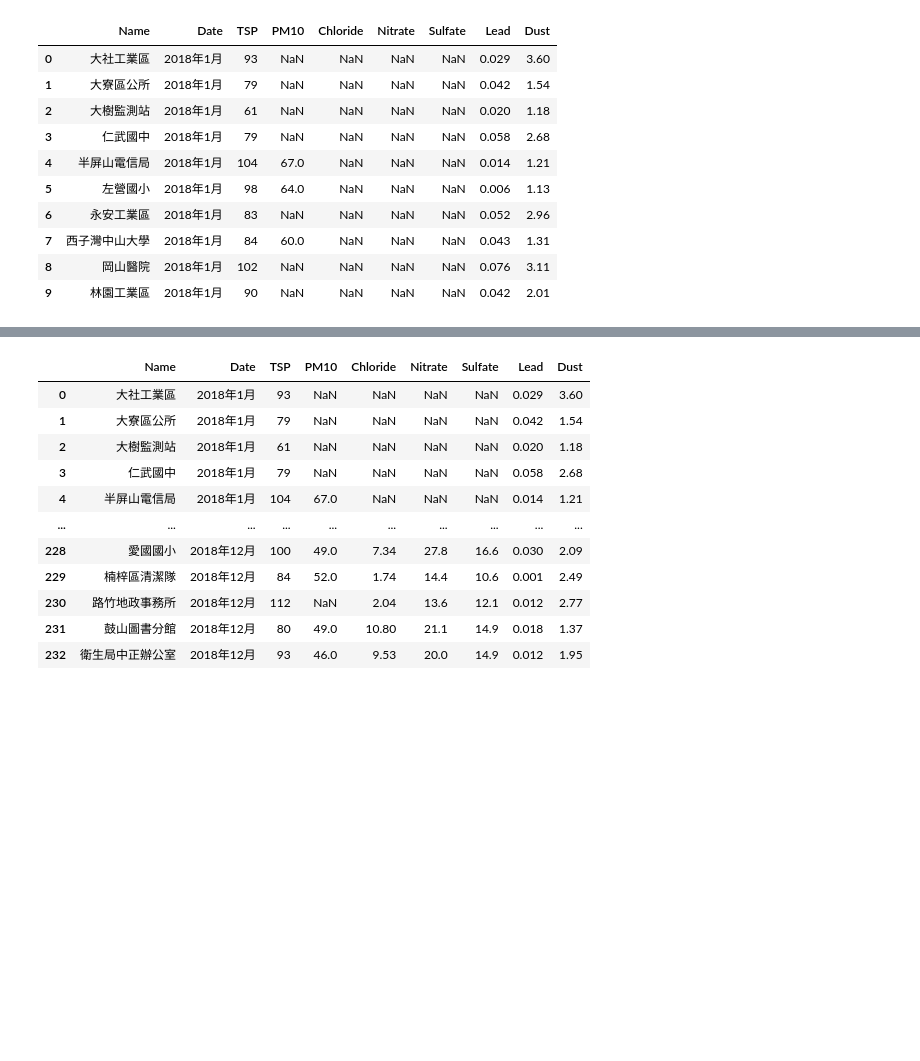
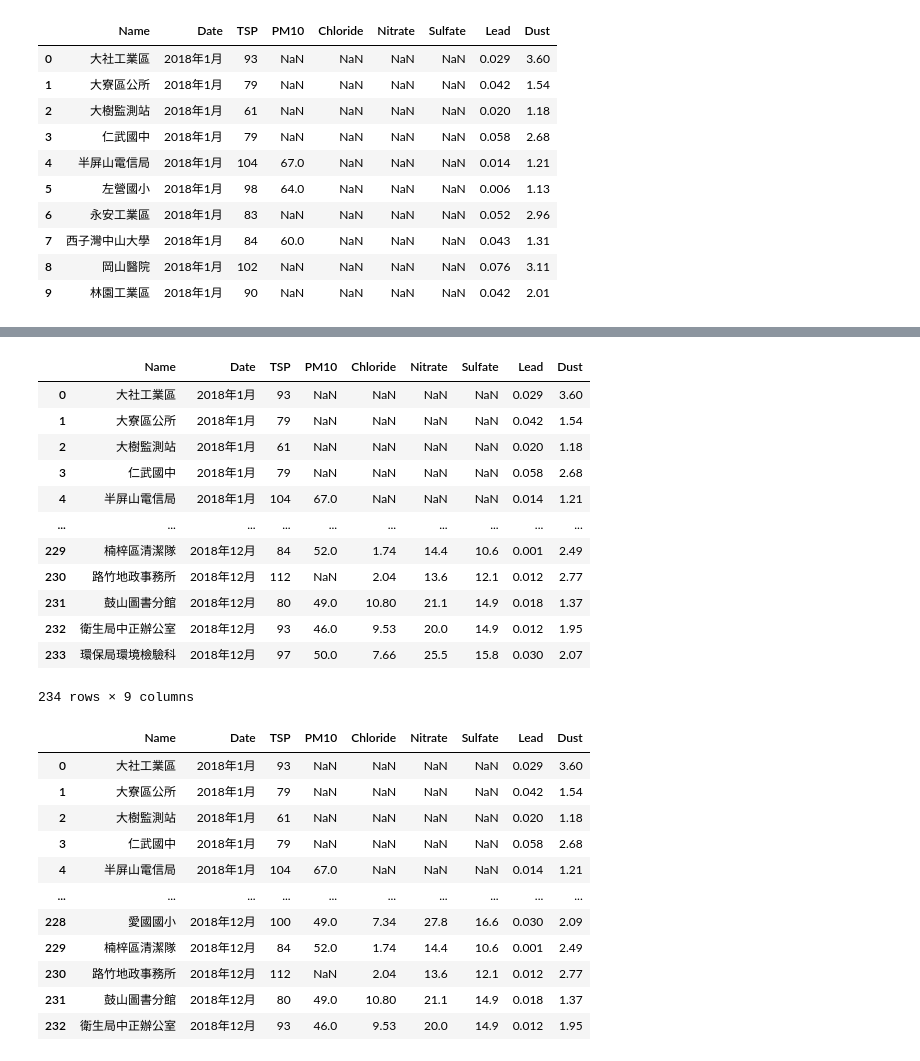
Before and after one commit to maloyang/KH20221202_IoT_Data_Science, a Jupyter notebook: W03/demo03_3_pandas.ipynb, the cells around one changed output, grey strips where cells are left out. Saved outputs shown, nothing was run; the diff lists cells and outputs as text; code cells hidden in the pictures; blank space fills up the shorter version.

```diff
--- a/W03/demo03_3_pandas.ipynb
+++ b/W03/demo03_3_pandas.ipynb
@@ -173,6 +185,22 @@ df.tail(8)
 | 231 | 鼓山圖書分館 | 2018年12月 | 80 | 49.0 | 10.80 | 21.1 | 14.9 | 0.018 | 1.37 |
 | 232 | 衛生局中正辦公室 | 2018年12月 | 93 | 46.0 | 9.53 | 20.0 | 14.9 | 0.012 | 1.95 |
 | 233 | 環保局環境檢驗科 | 2018年12月 | 97 | 50.0 | 7.66 | 25.5 | 15.8 | 0.030 | 2.07 |
+# %%
+df
+# %% [output]
+|  | Name | Date | TSP | PM10 | Chloride | Nitrate | Sulfate | Lead | Dust |
+| 0 | 大社工業區 | 2018年1月 | 93 | NaN | NaN | NaN | NaN | 0.029 | 3.60 |
+| 1 | 大寮區公所 | 2018年1月 | 79 | NaN | NaN | NaN | NaN | 0.042 | 1.54 |
+| 2 | 大樹監測站 | 2018年1月 | 61 | NaN | NaN | NaN | NaN | 0.020 | 1.18 |
+| 3 | 仁武國中 | 2018年1月 | 79 | NaN | NaN | NaN | NaN | 0.058 | 2.68 |
+| 4 | 半屏山電信局 | 2018年1月 | 104 | 67.0 | NaN | NaN | NaN | 0.014 | 1.21 |
+| ... | ... | ... | ... | ... | ... | ... | ... | ... | ... |
+| 229 | 楠梓區清潔隊 | 2018年12月 | 84 | 52.0 | 1.74 | 14.4 | 10.6 | 0.001 | 2.49 |
+| 230 | 路竹地政事務所 | 2018年12月 | 112 | NaN | 2.04 | 13.6 | 12.1 | 0.012 | 2.77 |
+| 231 | 鼓山圖書分館 | 2018年12月 | 80 | 49.0 | 10.80 | 21.1 | 14.9 | 0.018 | 1.37 |
+| 232 | 衛生局中正辦公室 | 2018年12月 | 93 | 46.0 | 9.53 | 20.0 | 14.9 | 0.012 | 1.95 |
+| 233 | 環保局環境檢驗科 | 2018年12月 | 97 | 50.0 | 7.66 | 25.5 | 15.8 | 0.030 | 2.07 |
+234 rows × 9 columns
 # %%
 df.drop(df.index[len(df.index)-1], inplace=True)
 df
```
Also changed, not shown: parts of 13 cells of this notebook, 3 other files.
